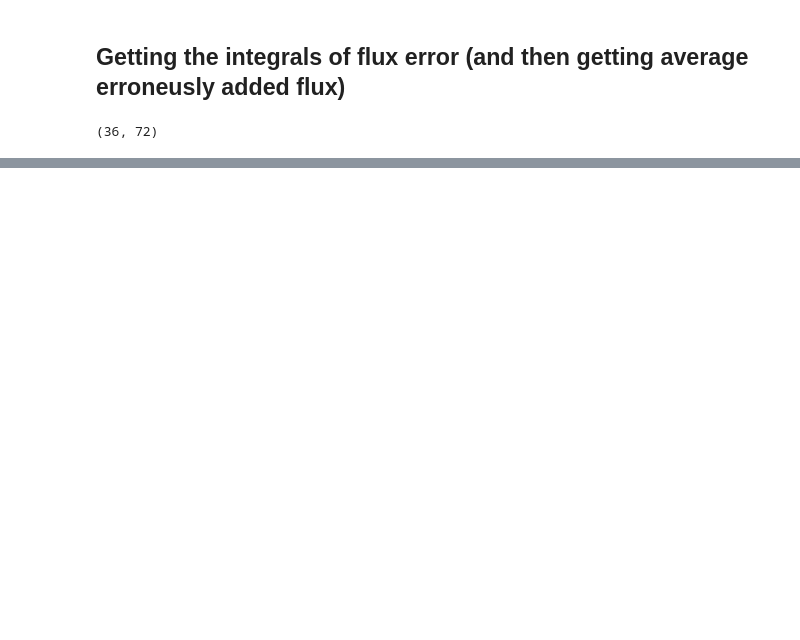
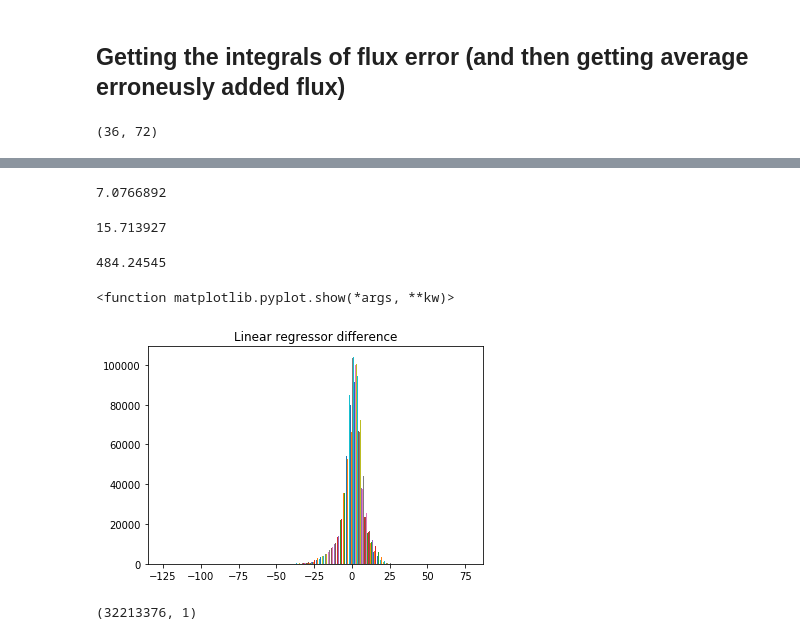
Before and after one commit to aremorov/mars_atmosphere_ML, a Jupyter notebook: ML3.3.8.ipynb, the cells around one changed output, grey strips where cells are left out. Saved outputs shown, nothing was run; the diff lists cells and outputs as text; code cells hidden in the pictures; blank space fills up the shorter version.

```diff
--- a/ML3.3.8.ipynb
+++ b/ML3.3.8.ipynb
@@ -263,0 +284,3 @@ These are surprisingly small...
+# %%
+uif_lin = lr1.predict(sla_fall)
+uif_out = uif_fall
@@ -263,0 +303,28 @@ These are surprisingly small...
+# %%
+from sklearn.metrics import mean_squared_error
+lin_mse = mean_squared_error(uif_out, uif_lin)
+lin_rmse = np.sqrt(lin_mse)
+lin_rmse
+# %% [output]
+7.0766892
+# %%
+np.min(uif_out)
+# %% [output]
+15.713927
+# %%
+np.max(uif_out)
+# %% [output]
+484.24545
+# %%
+uif_diff = uif_out - uif_lin
+# %%
+plt.hist(uif_diff, bins = 100)
+plt.title("Linear regressor difference")
+plt.show #some variance...
+# %% [output]
+<function matplotlib.pyplot.show(*args, **kw)>
+[figure, added]
+# %%
+uif_out.reshape(-1,1).shape
+# %% [output]
+(32213376, 1)
```
Also changed, not shown: parts of 123 cells of this notebook, 1 other file.
